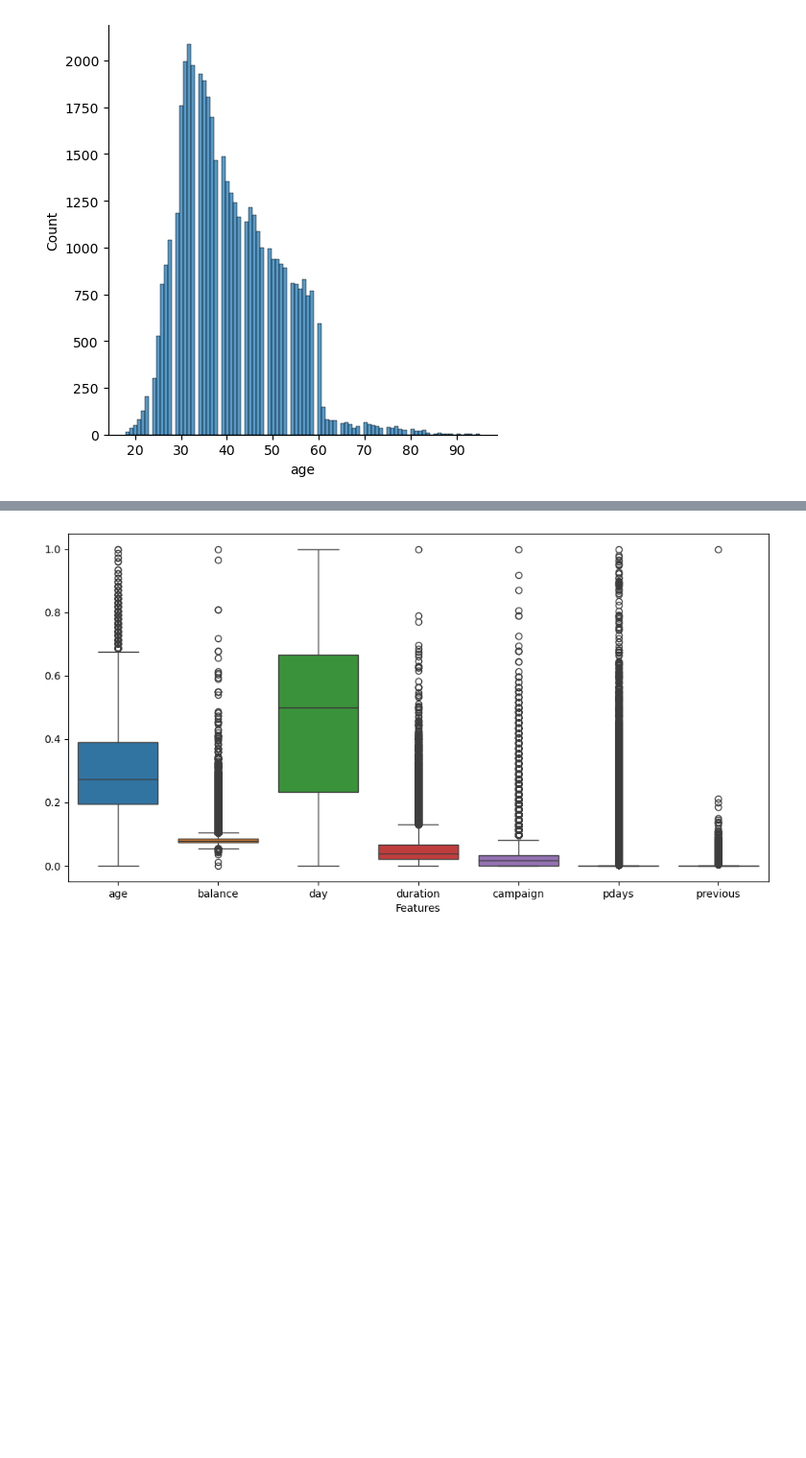
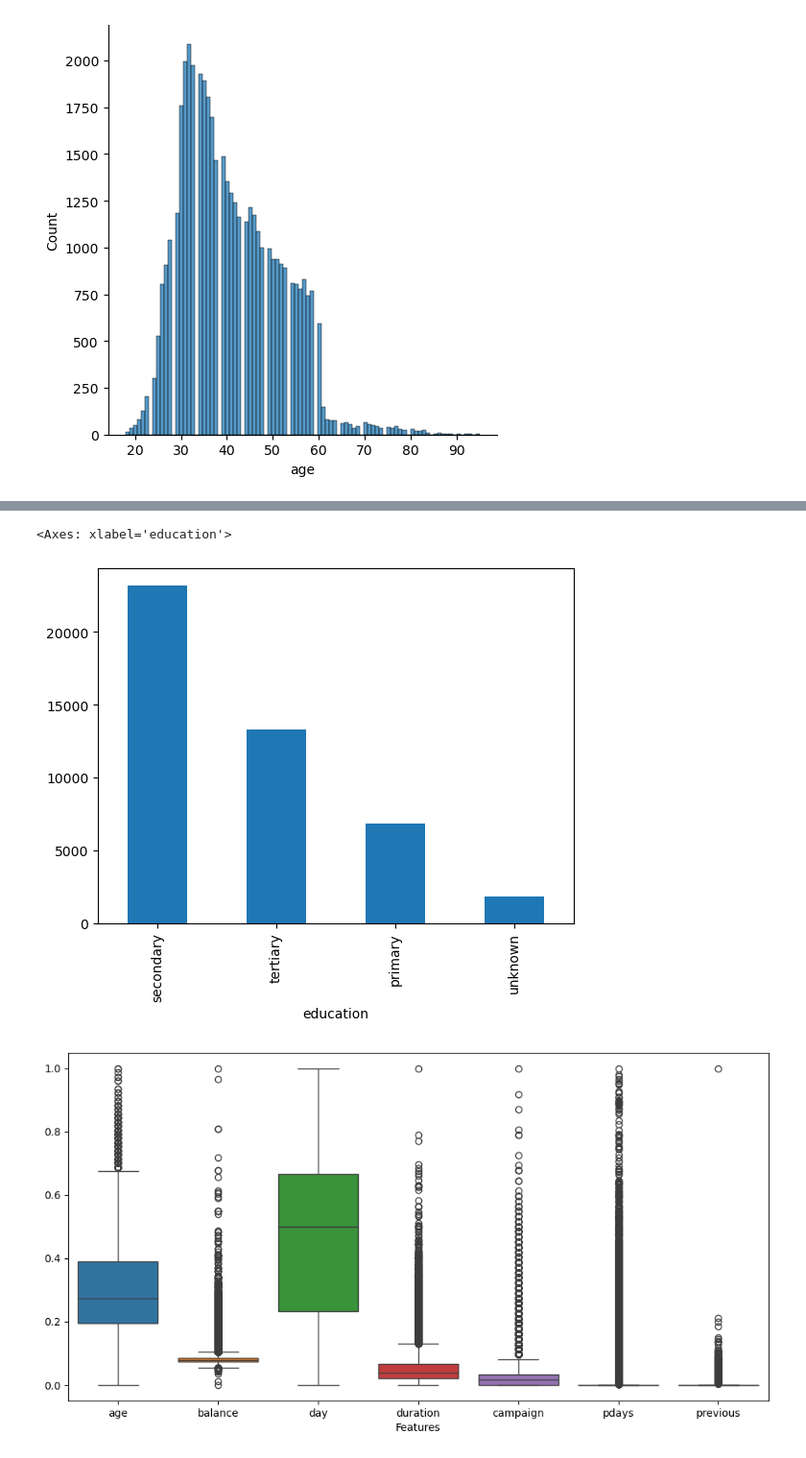
Before and after one commit to yarobinson/Bank-Marketing-Project-Team-15, a Jupyter notebook: experiments/Data-Discovery.ipynb, the cells around one changed output, grey strips where cells are left out. Shown at 96% size. Saved outputs shown, nothing was run; the diff lists cells and outputs as text; code cells hidden in the pictures; blank space fills up the shorter version.

```diff
--- a/experiments/Data-Discovery.ipynb
+++ b/experiments/Data-Discovery.ipynb
@@ -174,3 +179,8 @@ sns.displot(df['age'])
+# %%
+df['education'].value_counts().plot(kind = 'bar')
+# %% [output]
+<Axes: xlabel='education'>
+[figure, added]
 # %%
 # Handling Outliers
 from sklearn.preprocessing import MinMaxScaler
```
Also changed, not shown: parts of 1 cell of this notebook.
